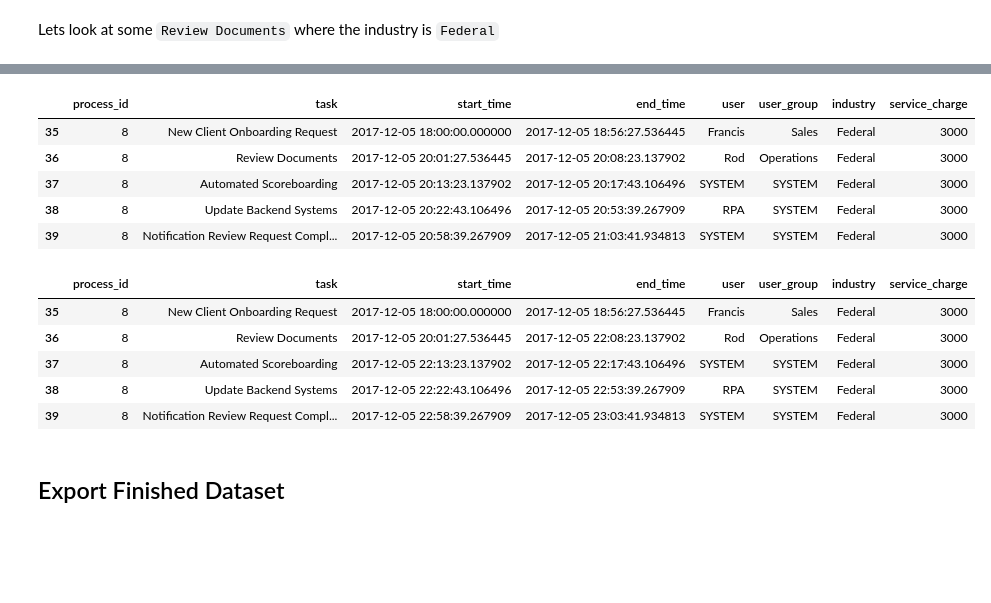
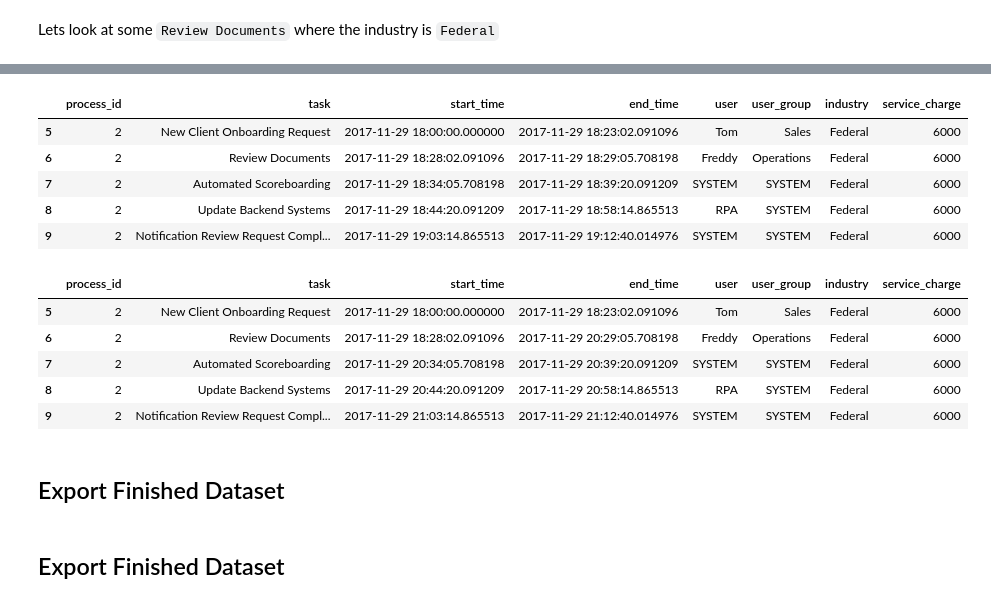
Before and after one commit to gerry-baird/pm-data-gen, a Jupyter notebook: data_gen.ipynb, the cells around one changed output, grey strips where cells are left out. Cells and saved outputs as stored; diff of their text form; code cells hidden in the pictures; blank space fills up the shorter version.

```diff
--- a/data_gen.ipynb
+++ b/data_gen.ipynb
@@ -511,23 +534,23 @@ story_df[filter].head(2)
 # %%
-story_df[story_df['process_id'] == 8]
+story_df[story_df['process_id'] == 2]
 # %% [output]
 |  | process_id | task | start_time | end_time | user | user_group | industry | service_charge |
-| 35 | 8 | New Client Onboarding Request | 2017-12-05 18:00:00.000000 | 2017-12-05 18:56:27.536445 | Francis | Sales | Federal | 3000 |
-| 36 | 8 | Review Documents | 2017-12-05 20:01:27.536445 | 2017-12-05 20:08:23.137902 | Rod | Operations | Federal | 3000 |
-| 37 | 8 | Automated Scoreboarding | 2017-12-05 20:13:23.137902 | 2017-12-05 20:17:43.106496 | SYSTEM | SYSTEM | Federal | 3000 |
-| 38 | 8 | Update Backend Systems | 2017-12-05 20:22:43.106496 | 2017-12-05 20:53:39.267909 | RPA | SYSTEM | Federal | 3000 |
-| 39 | 8 | Notification Review Request Compl... | 2017-12-05 20:58:39.267909 | 2017-12-05 21:03:41.934813 | SYSTEM | SYSTEM | Federal | 3000 |
+| 5 | 2 | New Client Onboarding Request | 2017-11-29 18:00:00.000000 | 2017-11-29 18:23:02.091096 | Tom | Sales | Federal | 6000 |
+| 6 | 2 | Review Documents | 2017-11-29 18:28:02.091096 | 2017-11-29 18:29:05.708198 | Freddy | Operations | Federal | 6000 |
+| 7 | 2 | Automated Scoreboarding | 2017-11-29 18:34:05.708198 | 2017-11-29 18:39:20.091209 | SYSTEM | SYSTEM | Federal | 6000 |
+| 8 | 2 | Update Backend Systems | 2017-11-29 18:44:20.091209 | 2017-11-29 18:58:14.865513 | RPA | SYSTEM | Federal | 6000 |
+| 9 | 2 | Notification Review Request Compl... | 2017-11-29 19:03:14.865513 | 2017-11-29 19:12:40.014976 | SYSTEM | SYSTEM | Federal | 6000 |
 # %%
 story_df = increaseDuration(story_df, 'industry','Federal', 'Review Documents', 2)
 # %%
-story_df[story_df['process_id'] == 8]
+story_df[story_df['process_id'] == 2]
 # %% [output]
 |  | process_id | task | start_time | end_time | user | user_group | industry | service_charge |
-| 35 | 8 | New Client Onboarding Request | 2017-12-05 18:00:00.000000 | 2017-12-05 18:56:27.536445 | Francis | Sales | Federal | 3000 |
-| 36 | 8 | Review Documents | 2017-12-05 20:01:27.536445 | 2017-12-05 22:08:23.137902 | Rod | Operations | Federal | 3000 |
-| 37 | 8 | Automated Scoreboarding | 2017-12-05 22:13:23.137902 | 2017-12-05 22:17:43.106496 | SYSTEM | SYSTEM | Federal | 3000 |
-| 38 | 8 | Update Backend Systems | 2017-12-05 22:22:43.106496 | 2017-12-05 22:53:39.267909 | RPA | SYSTEM | Federal | 3000 |
-| 39 | 8 | Notification Review Request Compl... | 2017-12-05 22:58:39.267909 | 2017-12-05 23:03:41.934813 | SYSTEM | SYSTEM | Federal | 3000 |
+| 5 | 2 | New Client Onboarding Request | 2017-11-29 18:00:00.000000 | 2017-11-29 18:23:02.091096 | Tom | Sales | Federal | 6000 |
+| 6 | 2 | Review Documents | 2017-11-29 18:28:02.091096 | 2017-11-29 20:29:05.708198 | Freddy | Operations | Federal | 6000 |
+| 7 | 2 | Automated Scoreboarding | 2017-11-29 20:34:05.708198 | 2017-11-29 20:39:20.091209 | SYSTEM | SYSTEM | Federal | 6000 |
+| 8 | 2 | Update Backend Systems | 2017-11-29 20:44:20.091209 | 2017-11-29 20:58:14.865513 | RPA | SYSTEM | Federal | 6000 |
+| 9 | 2 | Notification Review Request Compl... | 2017-11-29 21:03:14.865513 | 2017-11-29 21:12:40.014976 | SYSTEM | SYSTEM | Federal | 6000 |
 # %% [markdown]
 ## Export Finished Dataset
 # %%
@@ -534,0 +574,2 @@ story_df.to_csv('pm_tasks_1k.csv', index=False, date_format='%d-%m-%Y %H:%M:%S')
+# %% [markdown]
+## Export Finished Dataset
```
Also changed, not shown: parts of 29 cells of this notebook, 1 other file.
